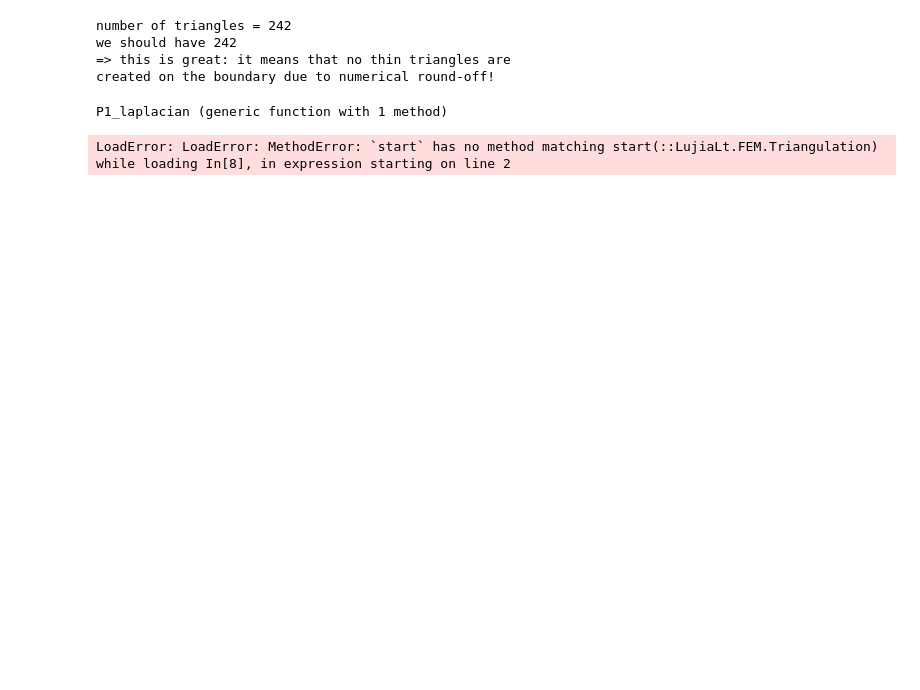
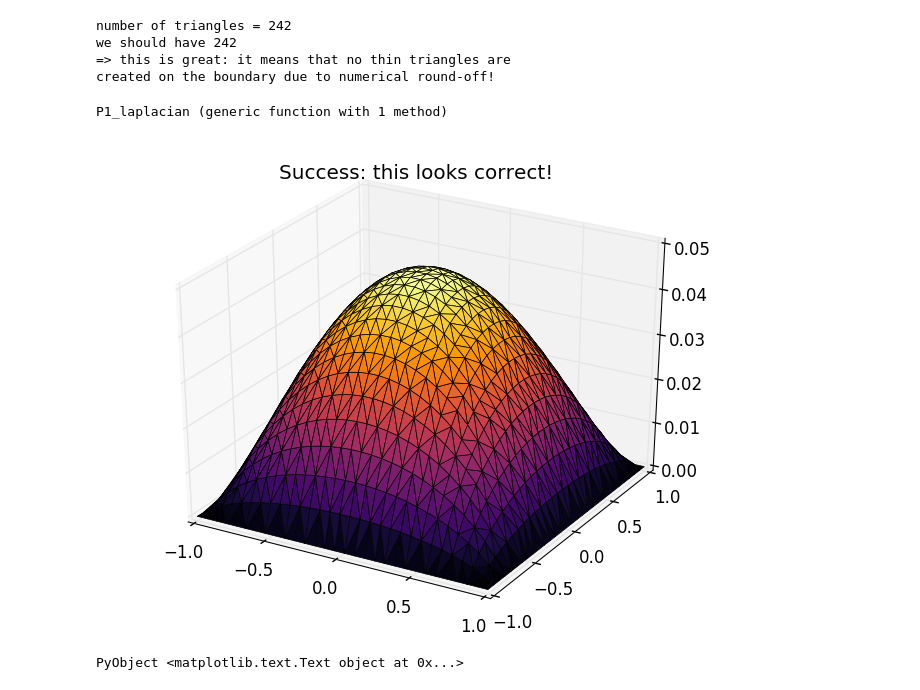
Before and after one commit to cortner/LujiaLt, a Jupyter notebook: notebooks/FEM.ipynb, the cells around one changed output. Cells and saved outputs as stored; diff of their text form; code cells hidden in the pictures; blank space fills up the shorter version.

```diff
--- a/notebooks/FEM.ipynb
+++ b/notebooks/FEM.ipynb
@@ -32,6 +34,5 @@ free_nodes(X) = find( maxabs(X, 2) .> 1e-10 );
 # %%
-FEM = LujiaLt.FEM
 # create a triangulation
-tri = FEM.Triangulation(X)
-FEM.triplot(tri; width=12cm, xradius=0.02, lwidth=0.5);
+tri = Triangulation(X)
+FEM.plot(tri; width=10cm, xradius=0.02, lwidth=0.5);
 # %% [output]
@@ -52,18 +53,17 @@ we should have 242
 => this is great: it means that no thin triangles are
 created on the boundary due to numerical round-off!
 # %%
-# include("../src/LujiaLt.jl"); FEM = LujiaLt.FEM
 
 # assembly of P1-laplacian
 function P1_laplacian(tri)
     # initialise triplet format
-    I = Int[]; J = Int[]; V = Float64[];
+    I = Int[]; J = Int[]; V = Float64[]
     # initialise r-h-s
-    F = zeros(FEM.nX(tri))
+    F = zeros(nX(tri))
     # assembly loop
-    for el in FEM.elements(tri)
+    for el in elements(tri)
         # element stiffness matrix (el.B is the gradient operator)
-        Ael = vol * el.B * el.B'
+        Ael = el.vol * el.B * el.B'
         # write into global stiffness matrix
         for i = 1:3, j = 1:3
             push!(I, el.t[i]); push!(J, el.t[j]); push!(V, Ael[i,j])
@@ -71,16 +71,22 @@ function P1_laplacian(tri)
         # r-h-s  (force ≡ 1)
         F[el.t] = el.vol / 3
     end
+    return sparse(I, J, V), F
 end
 # %% [output]
 P1_laplacian (generic function with 1 method)
 # %%
 # solve
+tri = Triangulation(Xsquare(30))
 A, b = P1_laplacian(tri)
-u = zeros(FEM.nX(tri))
+u = zeros(nX(tri))
 Ifree = free_nodes(tri.X)
-u[Ifree] = A[Ifree, Ifree] \ b[Ifree]
+u[Ifree] = A[Ifree, Ifree] \ b[Ifree];
 # … and plot
+PyPlot.plot_trisurf(tri.X[1,:][:], tri.X[2,:][:], u,
+                    triangles=tri.T'-1,
+                    cmap=ColorMap("inferno"), linewidth=0.5)
+title("Success: this looks correct!")
 # %% [output]
+[figure, added]
-LoadError: LoadError: MethodError: `start` has no method matching start(::LujiaLt.FEM.Triangulation)
-while loading In[8], in expression starting on line 2
+PyObject <matplotlib.text.Text object at 0x...>
```
Also changed, not shown: parts of 10 cells of this notebook, 4 other files.
